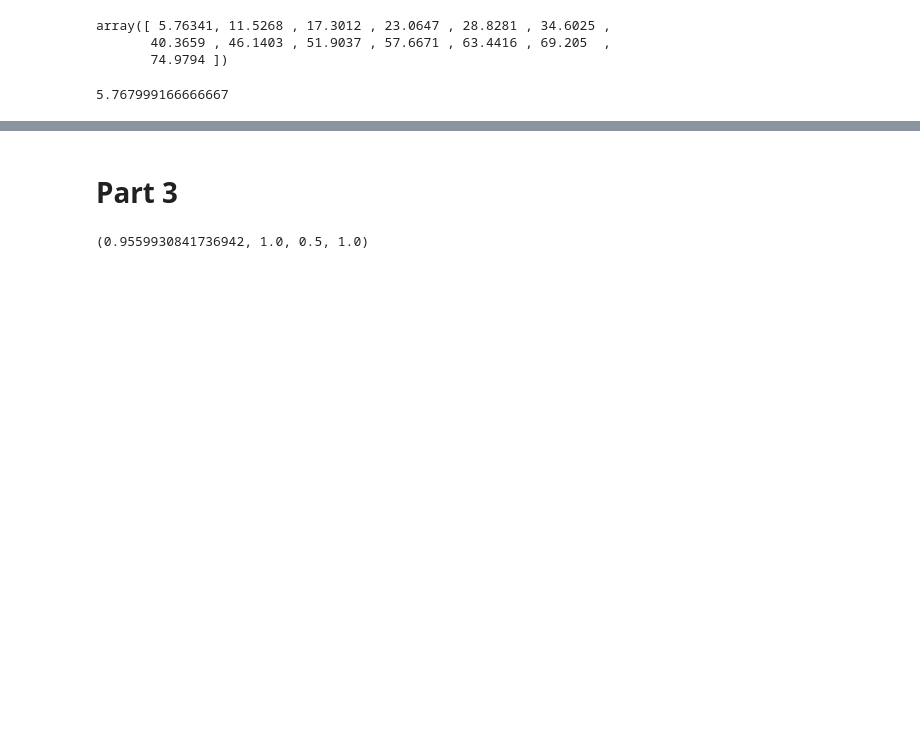
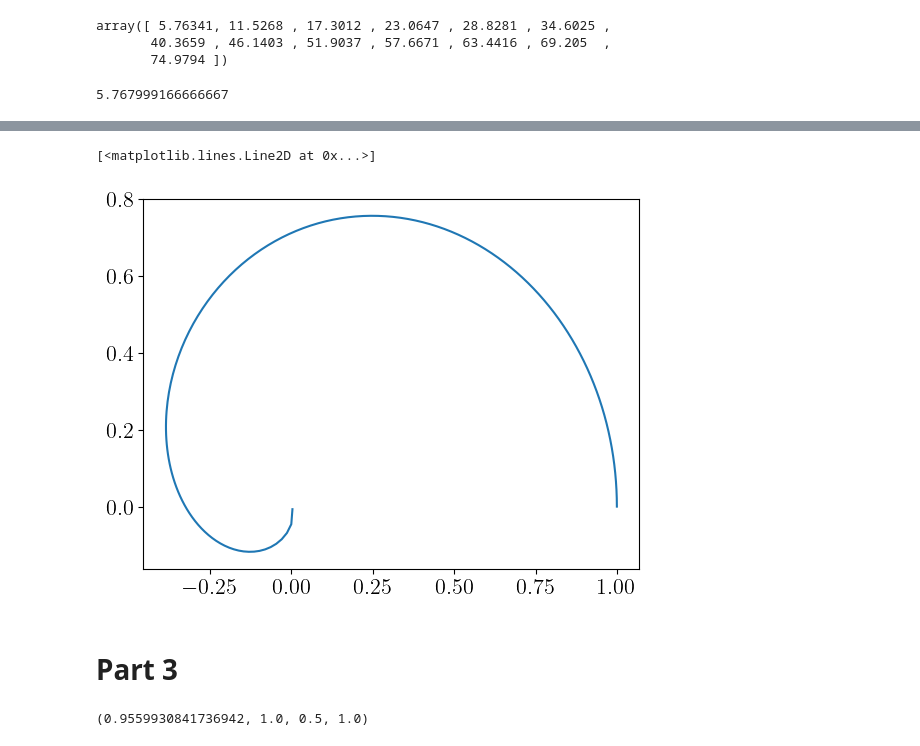
Before and after one commit to acwen11/hw3, a Jupyter notebook: output/Q4.ipynb, the cells around one changed output, grey strips where cells are left out. Cells and saved outputs as stored; diff of their text form; code cells hidden in the pictures; blank space fills up the shorter version.

```diff
--- a/output/Q4.ipynb
+++ b/output/Q4.ipynb
@@ -142,3 +142,9 @@ plt.show()
+# %%
+orbit_arr = np.loadtxt("kappa/{:.6f}_orbit.dat".format(-0.2)).T
+plt.plot(orbit_arr[1], orbit_arr[2])
+# %% [output]
+[<matplotlib.lines.Line2D at 0x...>]
+[figure, added]
 # %% [markdown]
 # Part 3
 # %%
```
Also changed, not shown: parts of 3 cells of this notebook, 7 other files.
